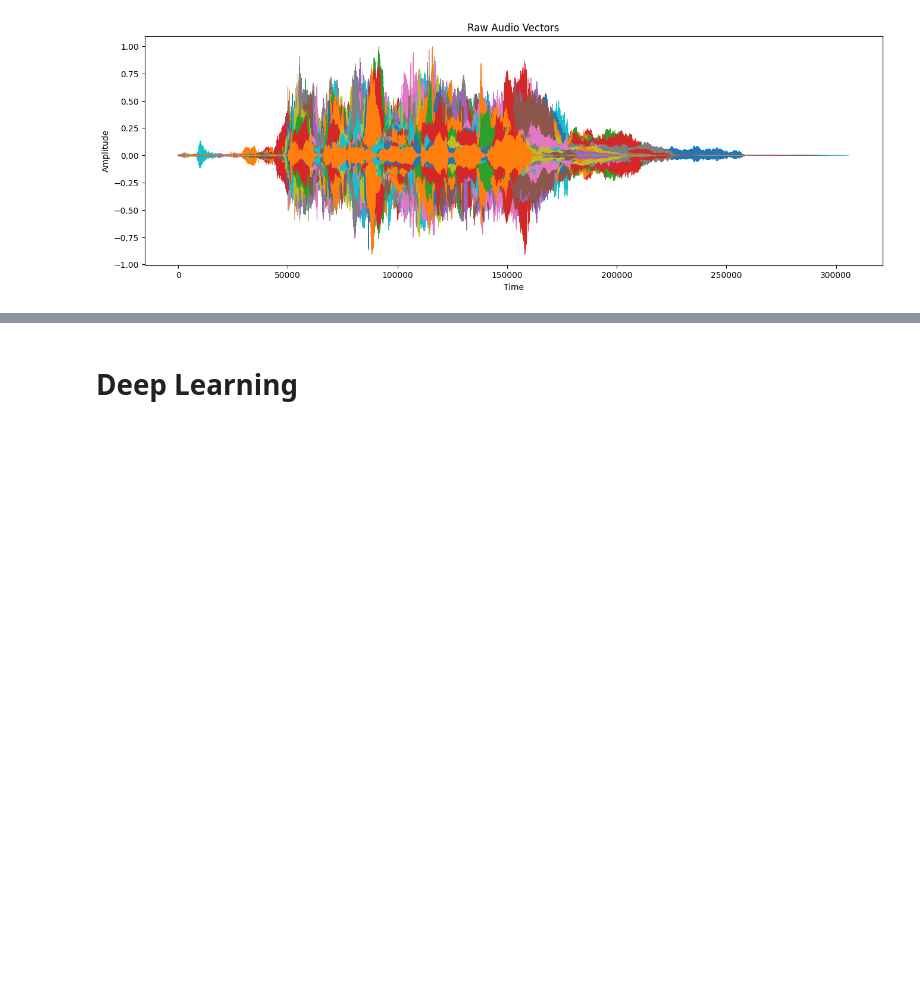
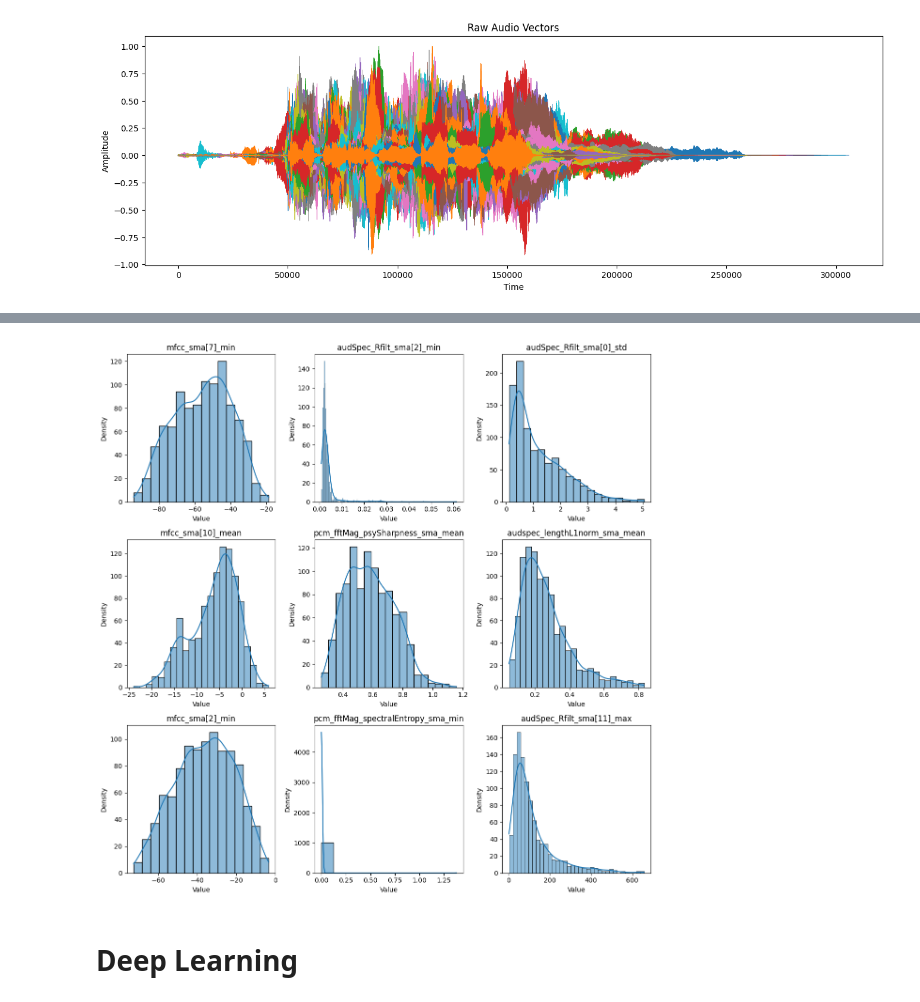
Before and after one commit to IbtihajT/Singing_Emotion_Prediction_with_Machine_Learning, a Jupyter notebook: main.ipynb, the cells around one changed output, grey strips where cells are left out. Saved outputs shown, nothing was run; the diff lists cells and outputs as text; code cells hidden in the pictures; blank space fills up the shorter version.

```diff
--- a/main.ipynb
+++ b/main.ipynb
@@ -302,6 +305,29 @@ for audio_vector in tqdm(df["audio_vector"]):
 features_df = pd.DataFrame(features_list)
 targets_df = df["emotion"].astype("category")
 combined_df = features_df.assign(target=targets_df.values)
+# %%
+# Select 9 random features to plot
+random_features = random.sample(list(features_df.columns), 9, )
+
+# Create a grid layout for the subplots
+fig, axes = plt.subplots(3, 3, figsize=(12, 12))
+
+# Plot histogram with KDE for each feature in the grid
+for i, feature in enumerate(random_features):
+    row = i // 3
+    col = i % 3
+    sns.histplot(features_df[feature], kde=True, ax=axes[row, col])
+    axes[row, col].set_xlabel('Value')
+    axes[row, col].set_ylabel('Density')
+    axes[row, col].set_title(feature)
+
+# Adjust the spacing between subplots
+plt.tight_layout()
+
+# Show the plot
+plt.show()
+# %% [output]
+[figure, added]
 # %%
 # Standardize the features (Z-Score Normalization)
 feature_standard = StandardScaler()
```
Also changed, not shown: parts of 4 cells of this notebook, 1 other file.
